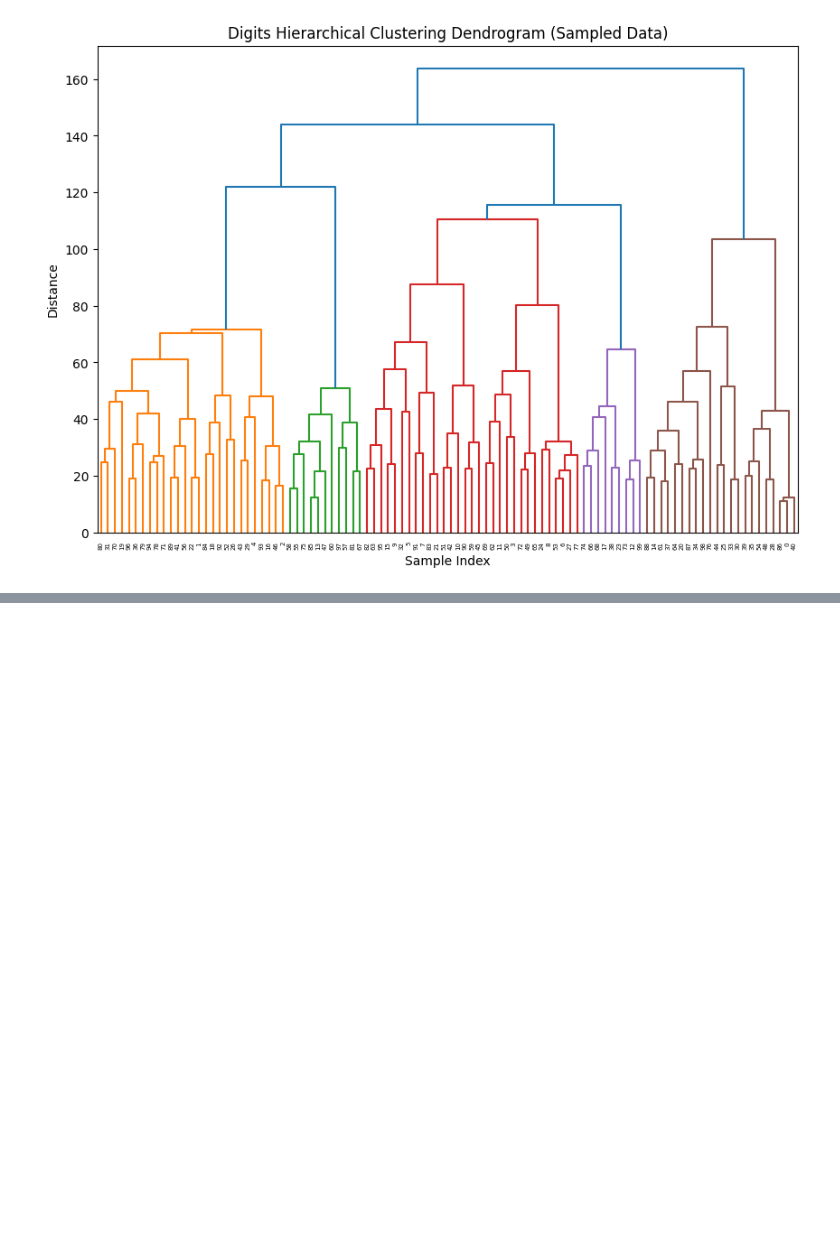
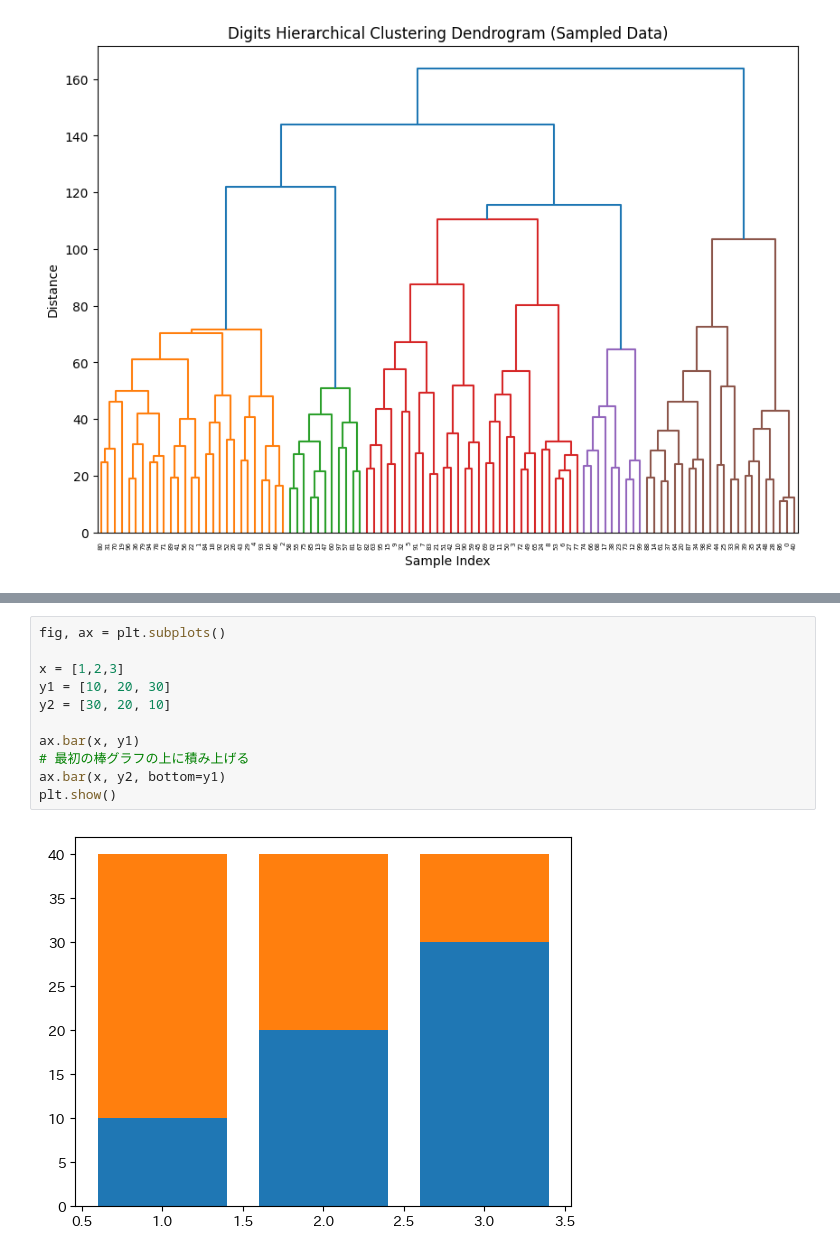
Before and after one commit to phonon-py/ZTest_ws, a Jupyter notebook: data_analysis.ipynb, the cells around one changed output, grey strips where cells are left out. Saved outputs shown, nothing was run; the diff lists cells and outputs as text; blank space fills up the shorter version.

```diff
--- a/data_analysis.ipynb
+++ b/data_analysis.ipynb
@@ -109,0 +394,13 @@ plt.show()
+# %%
+fig, ax = plt.subplots()
+
+x = [1,2,3]
+y1 = [10, 20, 30]
+y2 = [30, 20, 10]
+
+ax.bar(x, y1)
+# 最初の棒グラフの上に積み上げる
+ax.bar(x, y2, bottom=y1)
+plt.show()
+# %% [output]
+[figure, added]
```
Also changed, not shown: parts of 48 cells of this notebook.
